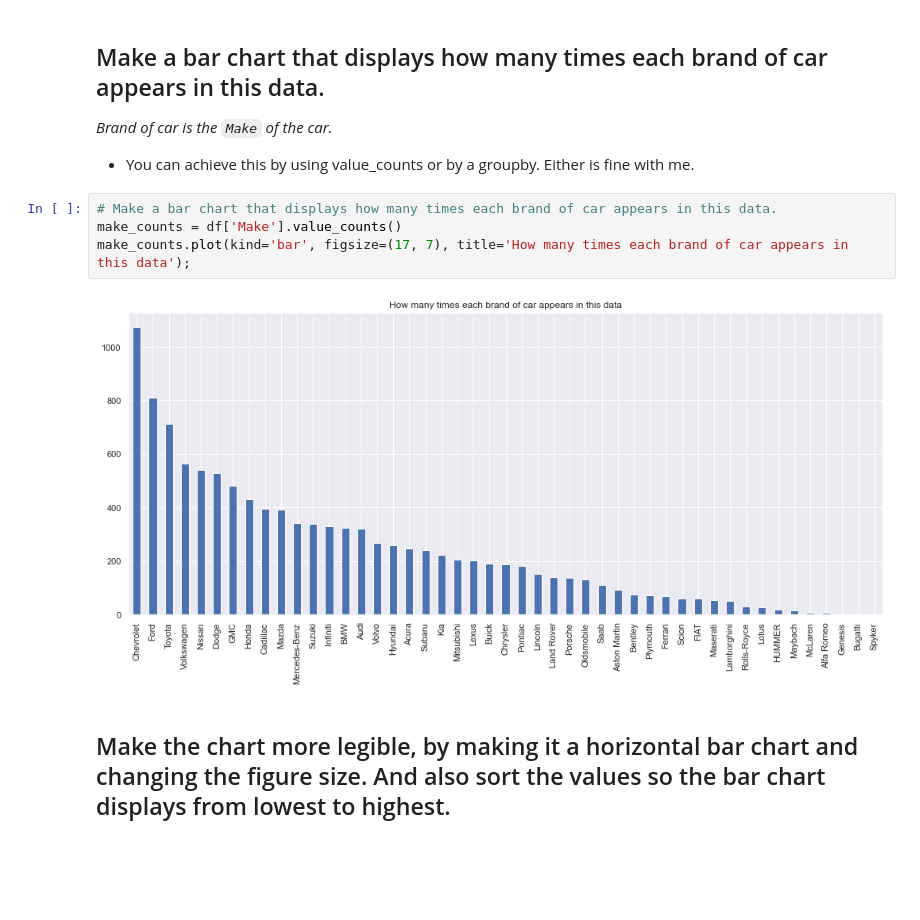
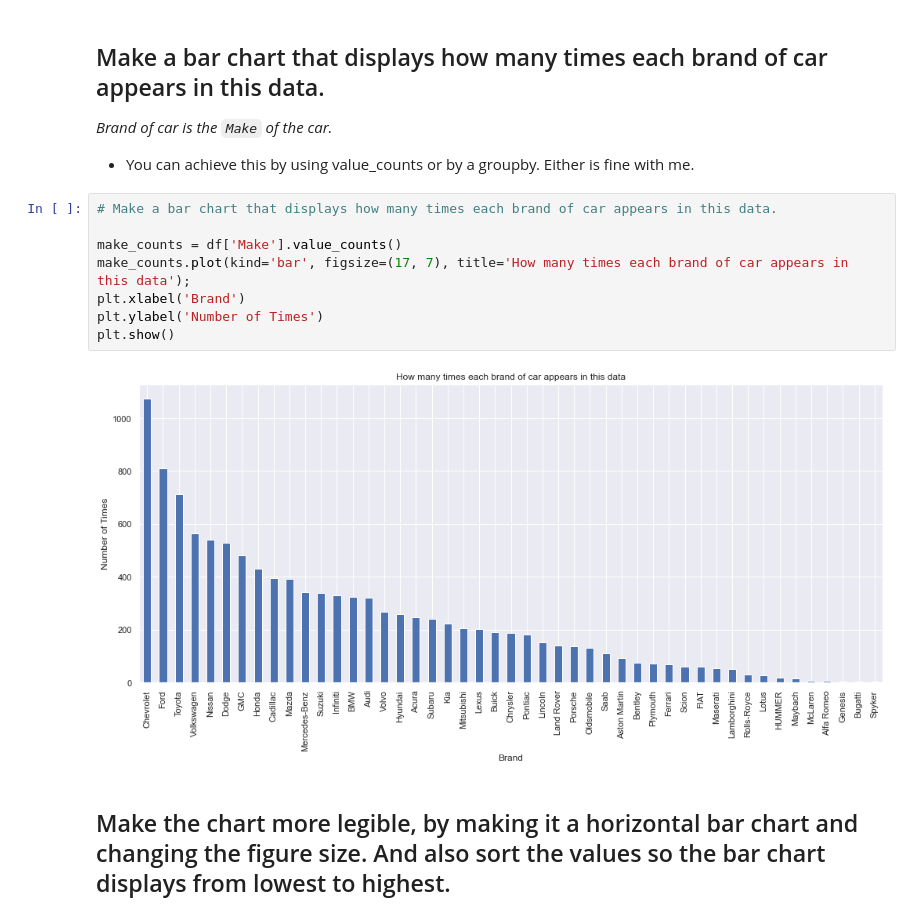
Before and after one commit to GeorgiosIoannouCoder/2022-fall-data-science, a Jupyter notebook: Week-02-EDA/Exercise-EDA.ipynb, the cells around one changed output. Drawn from its saved outputs; the diff is of its cells as text; blank space fills up the shorter version.

```diff
--- a/Week-02-EDA/Exercise-EDA.ipynb
+++ b/Week-02-EDA/Exercise-EDA.ipynb
@@ -116,10 +125,14 @@ _Brand of car is the `Make` of the car._
 - You can achieve this by using value_counts or by a groupby. Either is fine with me.
 # %%
 # Make a bar chart that displays how many times each brand of car appears in this data.
+
 make_counts = df['Make'].value_counts()
 make_counts.plot(kind='bar', figsize=(17, 7), title='How many times each brand of car appears in this data');
+plt.xlabel('Brand')
+plt.ylabel('Number of Times')
+plt.show()
 # %% [output]
-[figure, old version]
+[figure, new version]
 # %% [markdown]
 ## Make the chart more legible, by making it a horizontal bar chart and changing the figure size. And also sort the values so the bar chart displays from lowest to highest.
 # %%
```
Also changed, not shown: parts of 27 cells of this notebook, 1 other file.
